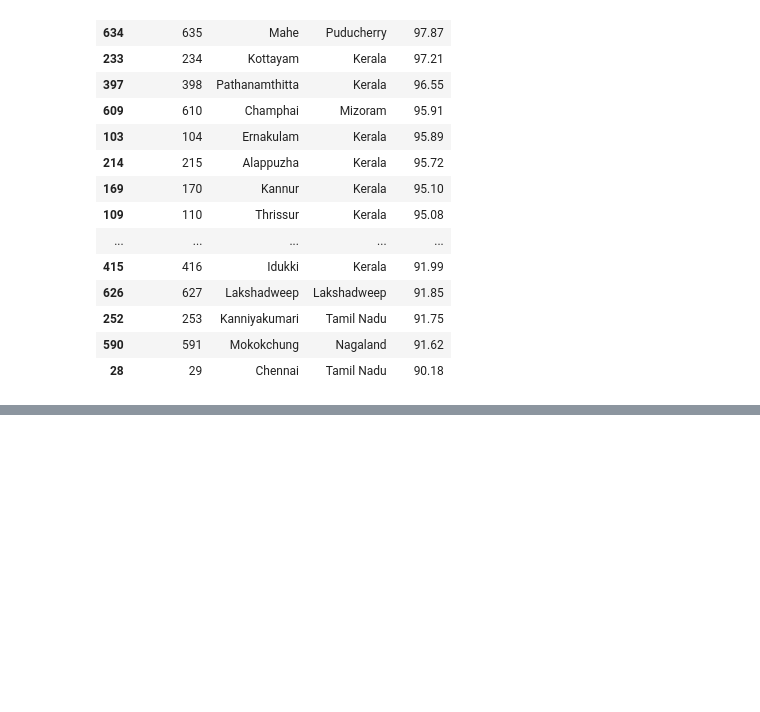
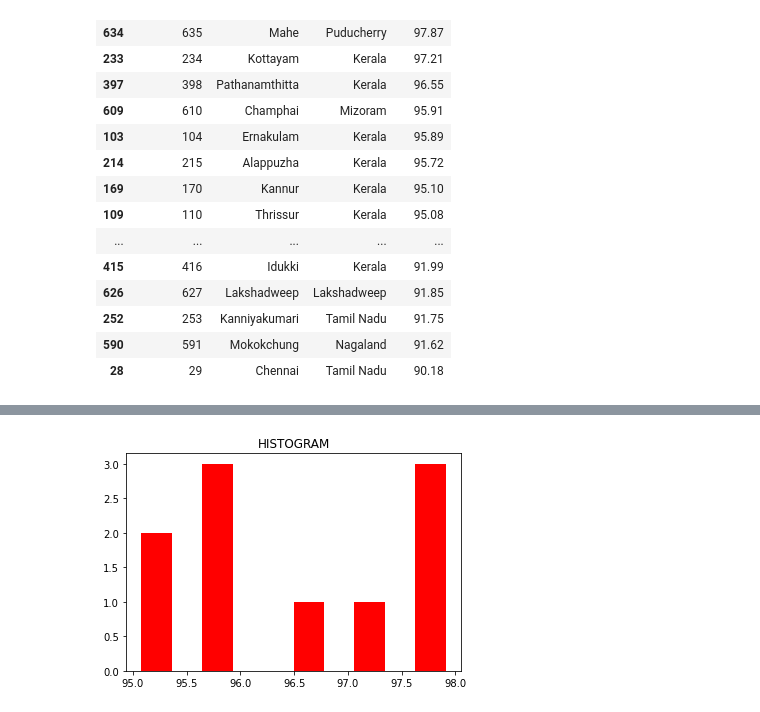
Before and after one commit to SyamChaithanya/SyamChaithanya, a Jupyter notebook: Untitled2.ipynb, the cells around one changed output, grey strips where cells are left out. Cells and saved outputs as stored; diff of their text form; code cells hidden in the pictures; blank space fills up the shorter version.

```diff
--- a/Untitled2.ipynb
+++ b/Untitled2.ipynb
@@ -148,0 +184,6 @@ Data2
+# %%
+plt.hist(Data['Literacy'],bins=10,color='r')
+plt.title('HISTOGRAM')
+plt.show()
+# %% [output]
+[figure, added]
```
Also changed, not shown: parts of 64 cells of this notebook.
